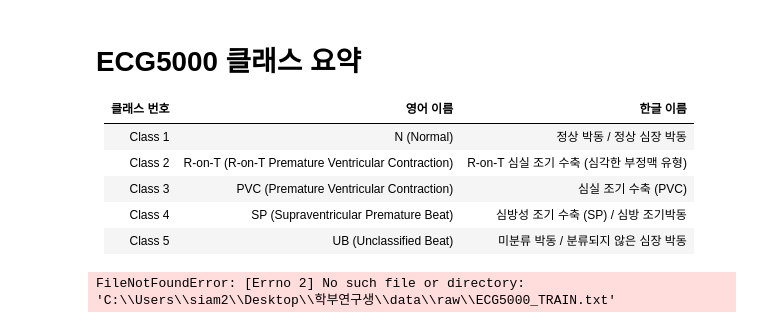
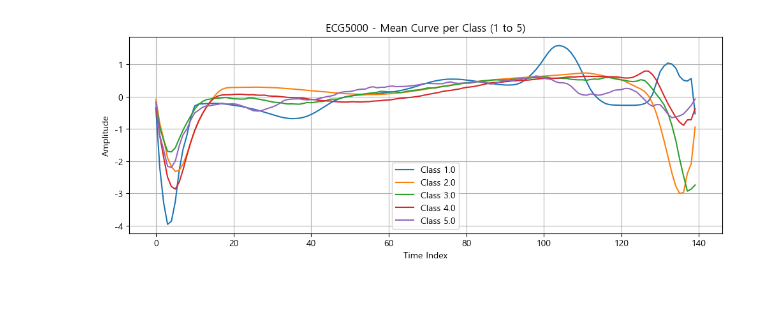
Before and after one commit to siam2510/dsvm-dtw, a Jupyter notebook: experiments/ECG5000_data_preprocessing.ipynb, the cells around one changed output. Saved outputs shown, nothing was run; the diff lists cells and outputs as text; code cells hidden in the pictures; blank space fills up the shorter version.

```diff
--- a/experiments/ECG5000_data_preprocessing.ipynb
+++ b/experiments/ECG5000_data_preprocessing.ipynb
@@ -34,18 +74,0 @@ Type : ECG
-# %% [markdown]
-# ECG5000 클래스 요약
-
-| 클래스 번호 | 영어 이름                                                        | 한글 이름                                   |
-|-------------|------------------------------------------------------------------|-------------------------------------------|
-| Class 1     | N (Normal)                                                      | 정상 박동 / 정상 심장 박동                 |
-| Class 2     | R-on-T (R-on-T Premature Ventricular Contraction)               | R-on-T 심실 조기 수축 (심각한 부정맥 유형) |
-| Class 3     | PVC (Premature Ventricular Contraction)                         | 심실 조기 수축 (PVC)                      |
-| Class 4     | SP (Supraventricular Premature Beat)                            | 심방성 조기 수축 (SP) / 심방 조기박동     |
-| Class 5     | UB (Unclassified Beat)                                          | 미분류 박동 / 분류되지 않은 심장 박동     |
-# %%
-train_path = DATA_RAW_DIR / "ECG5000_TRAIN.txt"
-test_path = DATA_RAW_DIR / "ECG5000_TEST.txt"
-
-train = pd.read_csv(train_path, sep=r"\s+", engine="python", header=None)
-test = pd.read_csv(test_path,  sep=r"\s+", engine="python", header=None)
-# %% [output]
-FileNotFoundError: [Errno 2] No such file or directory: 'C:\\Users\\siam2\\Desktop\\학부연구생\\data\\raw\\ECG5000_TRAIN.txt'
@@ -51,0 +91,21 @@ FileNotFoundError: [Errno 2] No such file or directory: 'C:\\Users\\siam2\\Deskt
+# %%
+# 데이터 로딩
+train_raw, test_raw = load_ecg5000(DATA_RAW_DIR)
+full_data = pd.concat([train_raw, test_raw], ignore_index=True)
+
+# mean curve 계산
+mean_curves = compute_class_mean_curves(full_data)
+
+# 시각화
+plt.figure(figsize=(12, 4))
+for label, mean_curve in mean_curves.items():
+    plt.plot(mean_curve.values, label=f'Class {label}')
+
+plt.title("ECG5000 - Mean Curve per Class (1 to 5)")
+plt.xlabel("Time Index")
+plt.ylabel("Amplitude")
+plt.legend()
+plt.grid(True)
+plt.show()
+# %% [output]
+[figure, added]
```
Also changed, not shown: parts of 15 cells of this notebook, 14 other files.
